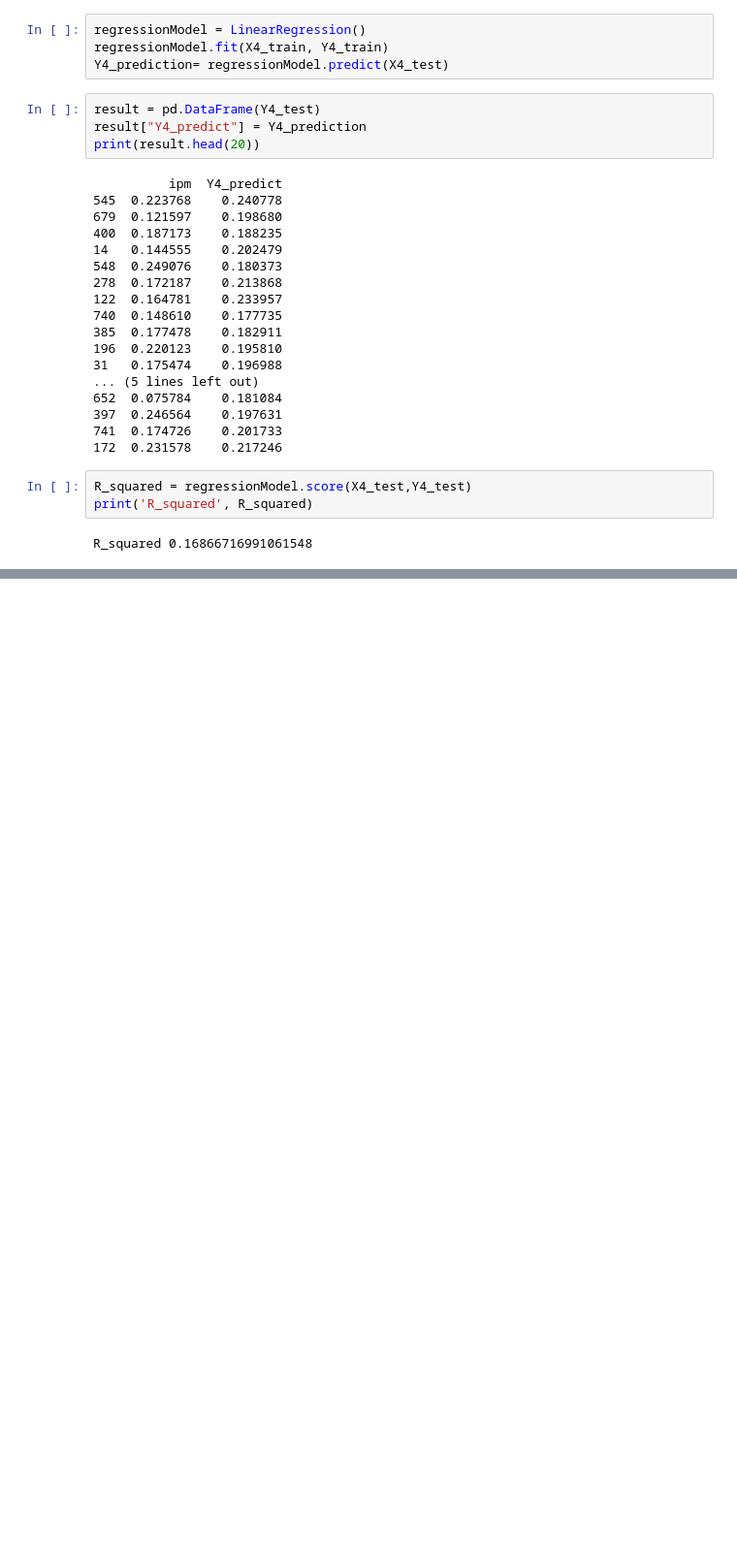
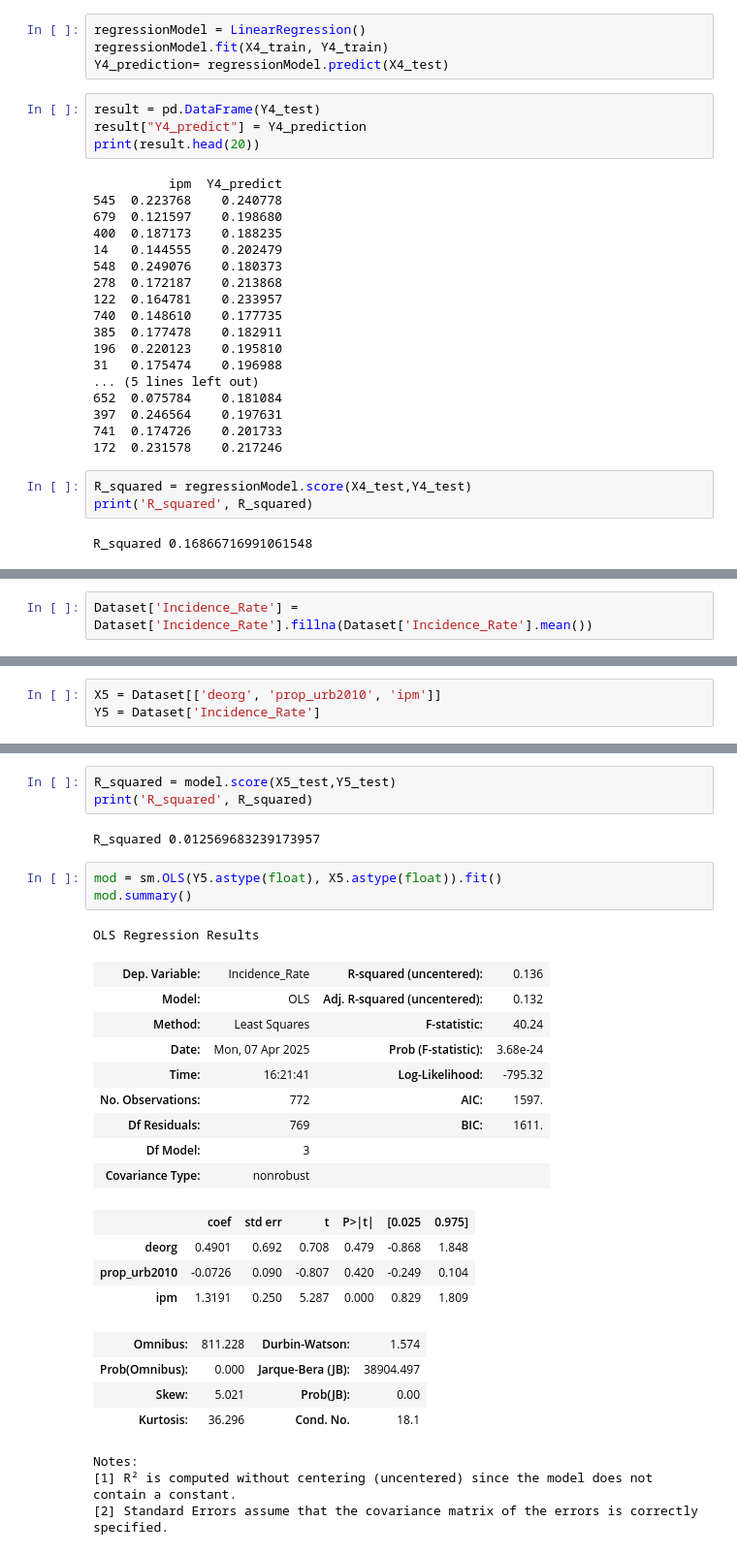
Before and after one commit to roccodecarolis/HEDS_DATA, a Jupyter notebook: HEDS_Data_Analysis_Regression_Model.ipynb, the cells around one changed output, grey strips where cells are left out. Shown at 97% size. Cells and saved outputs as stored; diff of their text form; blank space fills up the shorter version.

```diff
--- a/HEDS_Data_Analysis_Regression_Model.ipynb
+++ b/HEDS_Data_Analysis_Regression_Model.ipynb
@@ -360,0 +388,2 @@ strong multicollinearity or other numerical problems.
+# %%
+Dataset['Incidence_Rate'] = Dataset['Incidence_Rate'].fillna(Dataset['Incidence_Rate'].mean())
@@ -360,0 +404,3 @@ strong multicollinearity or other numerical problems.
+# %%
+X5 = Dataset[['deorg', 'prop_urb2010', 'ipm']]
+Y5 = Dataset['Incidence_Rate']
@@ -360,0 +437,30 @@ strong multicollinearity or other numerical problems.
+# %%
+R_squared = model.score(X5_test,Y5_test)
+print('R_squared', R_squared)
+# %% [output]
+R_squared 0.012569683239173957
+# %%
+mod = sm.OLS(Y5.astype(float), X5.astype(float)).fit()
+mod.summary()
+# %% [output]
+OLS Regression Results
+| Dep. Variable: | Incidence_Rate | R-squared (uncentered): | 0.136 |
+| Model: | OLS | Adj. R-squared (uncentered): | 0.132 |
+| Method: | Least Squares | F-statistic: | 40.24 |
+| Date: | Mon, 07 Apr 2025 | Prob (F-statistic): | 3.68e-24 |
+| Time: | 16:21:41 | Log-Likelihood: | -795.32 |
+| No. Observations: | 772 | AIC: | 1597. |
+| Df Residuals: | 769 | BIC: | 1611. |
+| Df Model: | 3 |  |  |
+| Covariance Type: | nonrobust |  |  |
+|  | coef | std err | t | P>|t| | [0.025 | 0.975] |
+| deorg | 0.4901 | 0.692 | 0.708 | 0.479 | -0.868 | 1.848 |
+| prop_urb2010 | -0.0726 | 0.090 | -0.807 | 0.420 | -0.249 | 0.104 |
+| ipm | 1.3191 | 0.250 | 5.287 | 0.000 | 0.829 | 1.809 |
+| Omnibus: | 811.228 | Durbin-Watson: | 1.574 |
+| Prob(Omnibus): | 0.000 | Jarque-Bera (JB): | 38904.497 |
+| Skew: | 5.021 | Prob(JB): | 0.00 |
+| Kurtosis: | 36.296 | Cond. No. | 18.1 |
+Notes:
+[1] R² is computed without centering (uncentered) since the model does not contain a constant.
+[2] Standard Errors assume that the covariance matrix of the errors is correctly specified.
```
Also changed, not shown: parts of 26 cells of this notebook.
